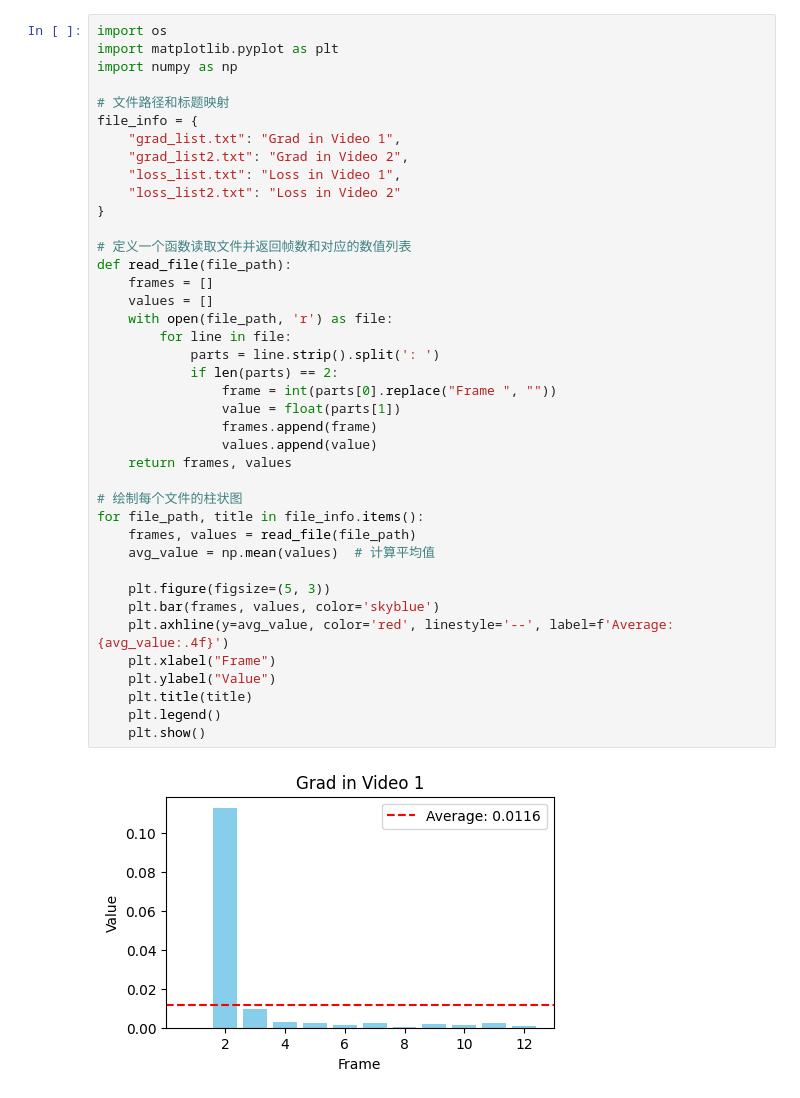
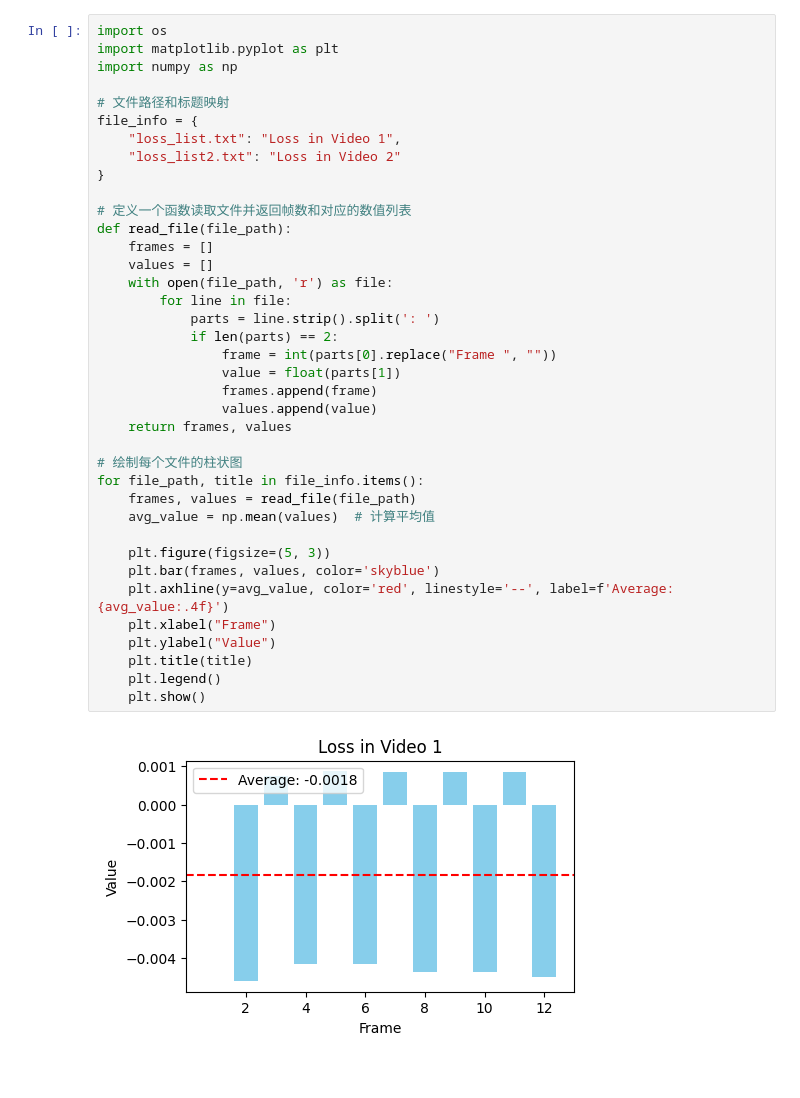
Before and after one commit to ac-freeman/GSVC, a Jupyter notebook: exp/GMM_exp2/draw.ipynb, the cells around one changed output. Saved outputs shown, nothing was run; the diff lists cells and outputs as text.

```diff
--- a/exp/GMM_exp2/draw.ipynb
+++ b/exp/GMM_exp2/draw.ipynb
@@ -5,38 +5,36 @@ import numpy as np
 
 # 文件路径和标题映射
 file_info = {
-    "grad_list.txt": "Grad in Video 1",
-    "grad_list2.txt": "Grad in Video 2",
     "loss_list.txt": "Loss in Video 1",
     "loss_list2.txt": "Loss in Video 2"
 }
 
 # 定义一个函数读取文件并返回帧数和对应的数值列表
 def read_file(file_path):
     frames = []
     values = []
     with open(file_path, 'r') as file:
         for line in file:
             parts = line.strip().split(': ')
             if len(parts) == 2:
                 frame = int(parts[0].replace("Frame ", ""))
                 value = float(parts[1])
                 frames.append(frame)
                 values.append(value)
     return frames, values
 
 # 绘制每个文件的柱状图
 for file_path, title in file_info.items():
     frames, values = read_file(file_path)
     avg_value = np.mean(values)  # 计算平均值
 
     plt.figure(figsize=(5, 3))
     plt.bar(frames, values, color='skyblue')
     plt.axhline(y=avg_value, color='red', linestyle='--', label=f'Average: {avg_value:.4f}')
     plt.xlabel("Frame")
     plt.ylabel("Value")
     plt.title(title)
     plt.legend()
     plt.show()
 # %% [output]
-[figure, old version]
+[figure, new version]
```
Also changed, not shown: parts of 4 cells of this notebook, 18 other files.
